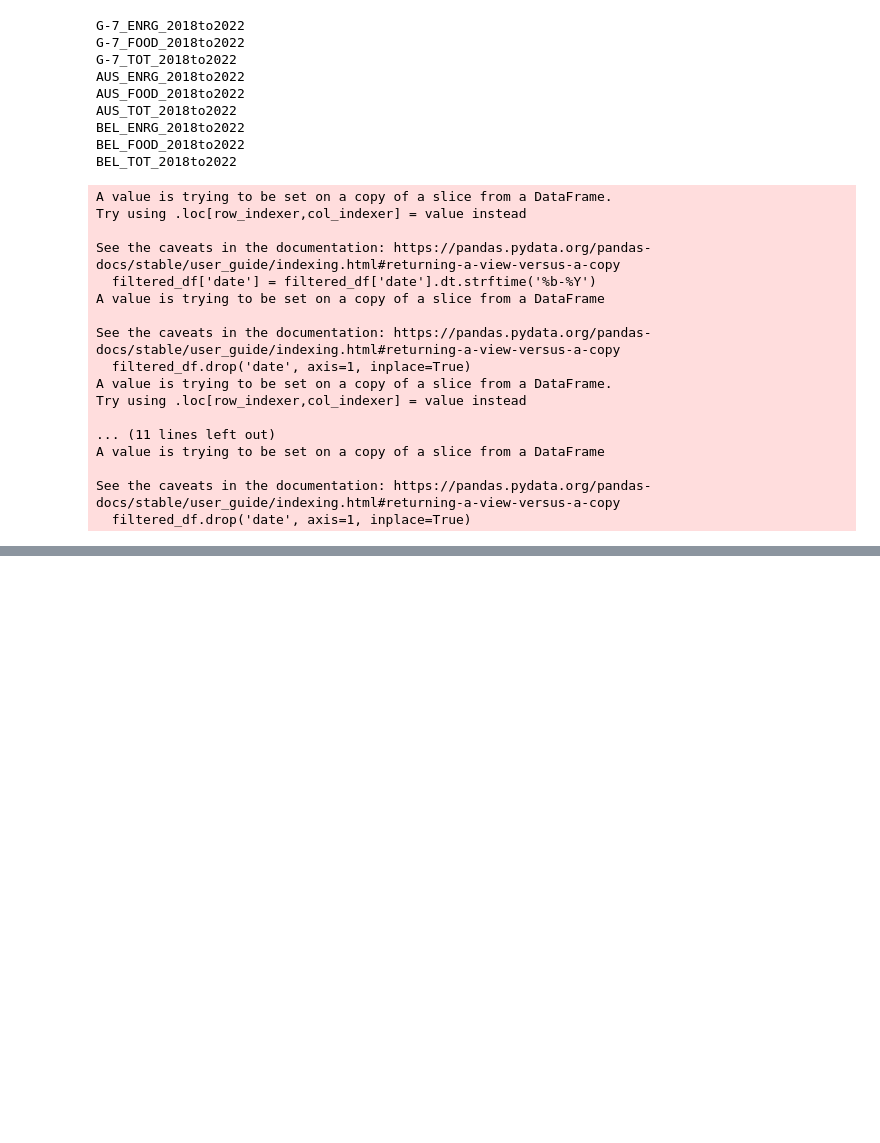
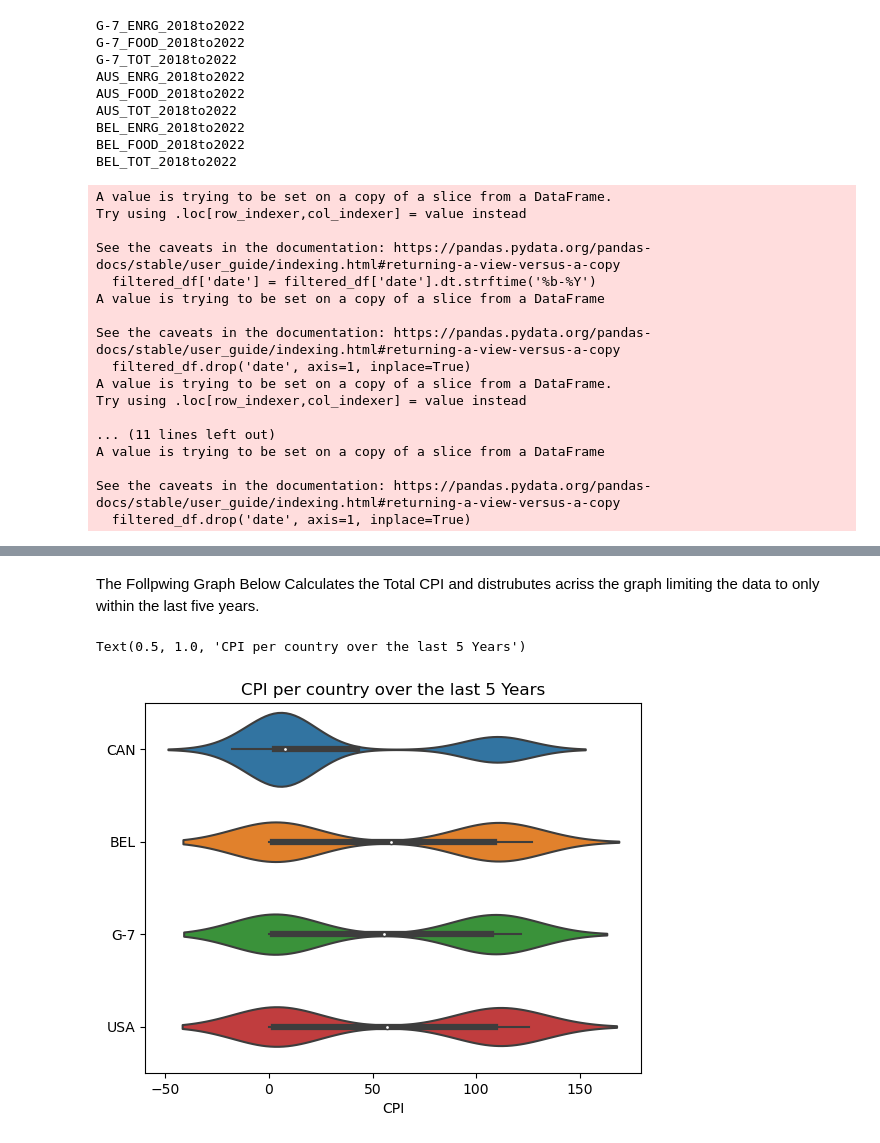
Before and after one commit to ubco-W2022T2-data301/project-group-group19, a Jupyter notebook: analysis/analysis2.ipynb, the cells around one changed output, grey strips where cells are left out. Cells and saved outputs as stored; diff of their text form; code cells hidden in the pictures; blank space fills up the shorter version.

```diff
--- a/analysis/analysis2.ipynb
+++ b/analysis/analysis2.ipynb
@@ -390,0 +403,17 @@ mt.save(dd,"all_countries_date_by_month_year")
+# %% [markdown]
+The Follpwing Graph Below Calculates the Total CPI and distrubutes acriss the graph limiting the data to only within the last five years.
+# %%
+import importlib
+importlib.reload(mt)
+df_CAD= mt.load('../data/processed/wrangled/CAN_TOT_2018to2022.csv')
+df_AUT= mt.load('../data/processed/wrangled/BEL_TOT_2018to2022.csv')
+df_G7=  mt.load('../data/processed/wrangled/G-7_TOT_2018to2022.csv')
+df_USA=  mt.load('../data/processed/wrangled/USA_TOT_2018to2022.csv')
+df = pd.concat([df_CAD, df_AUT,df_G7,df_USA], ignore_index=True).reset_index(drop=True)
+plot = sns.violinplot(df,x="Value", y="LOCATION")
+plot.set_xlabel("CPI")
+plot.set_ylabel("")
+plot.set_title("CPI per country over the last 5 Years")
+# %% [output]
+Text(0.5, 1.0, 'CPI per country over the last 5 Years')
+[figure, added]
```
Also changed, not shown: parts of 11 cells of this notebook, 3 other files.
